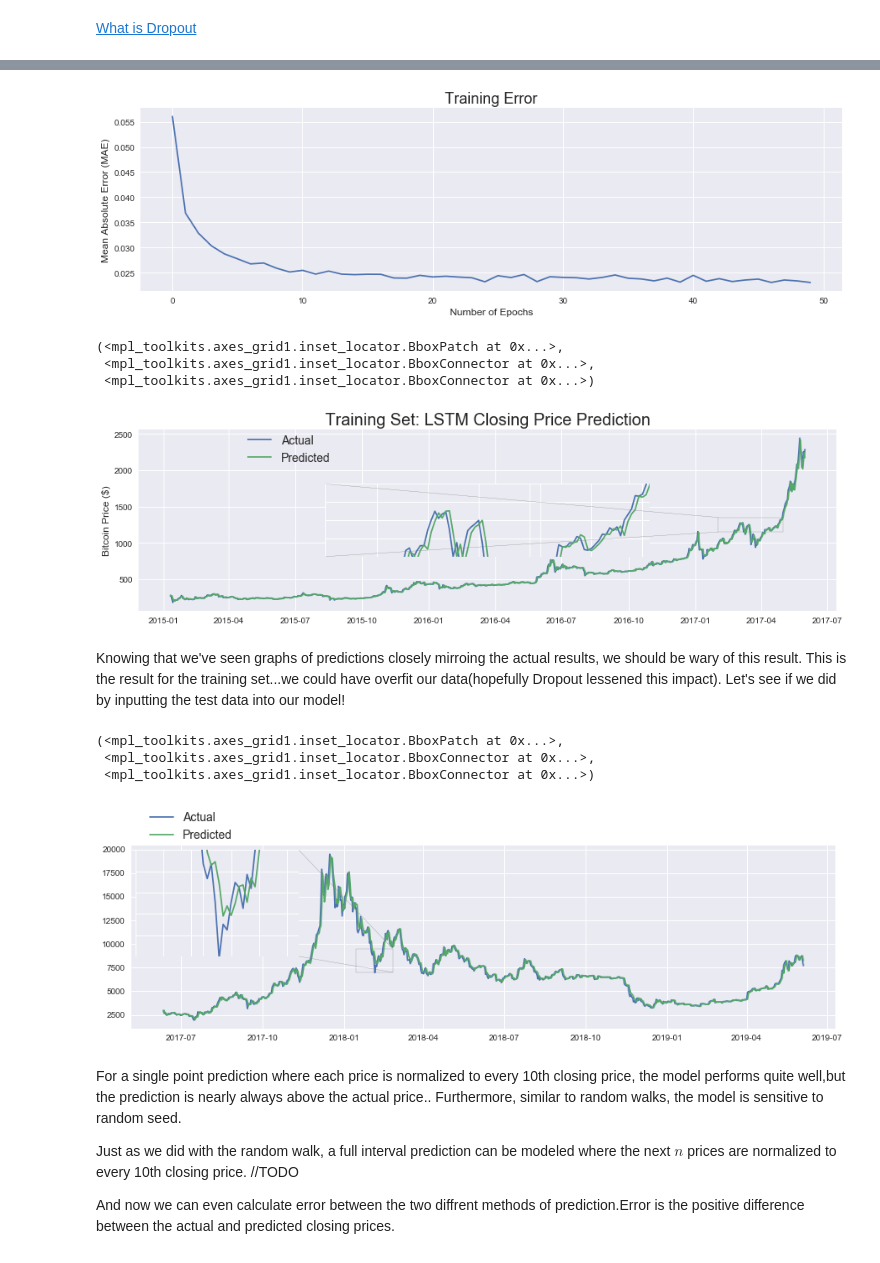
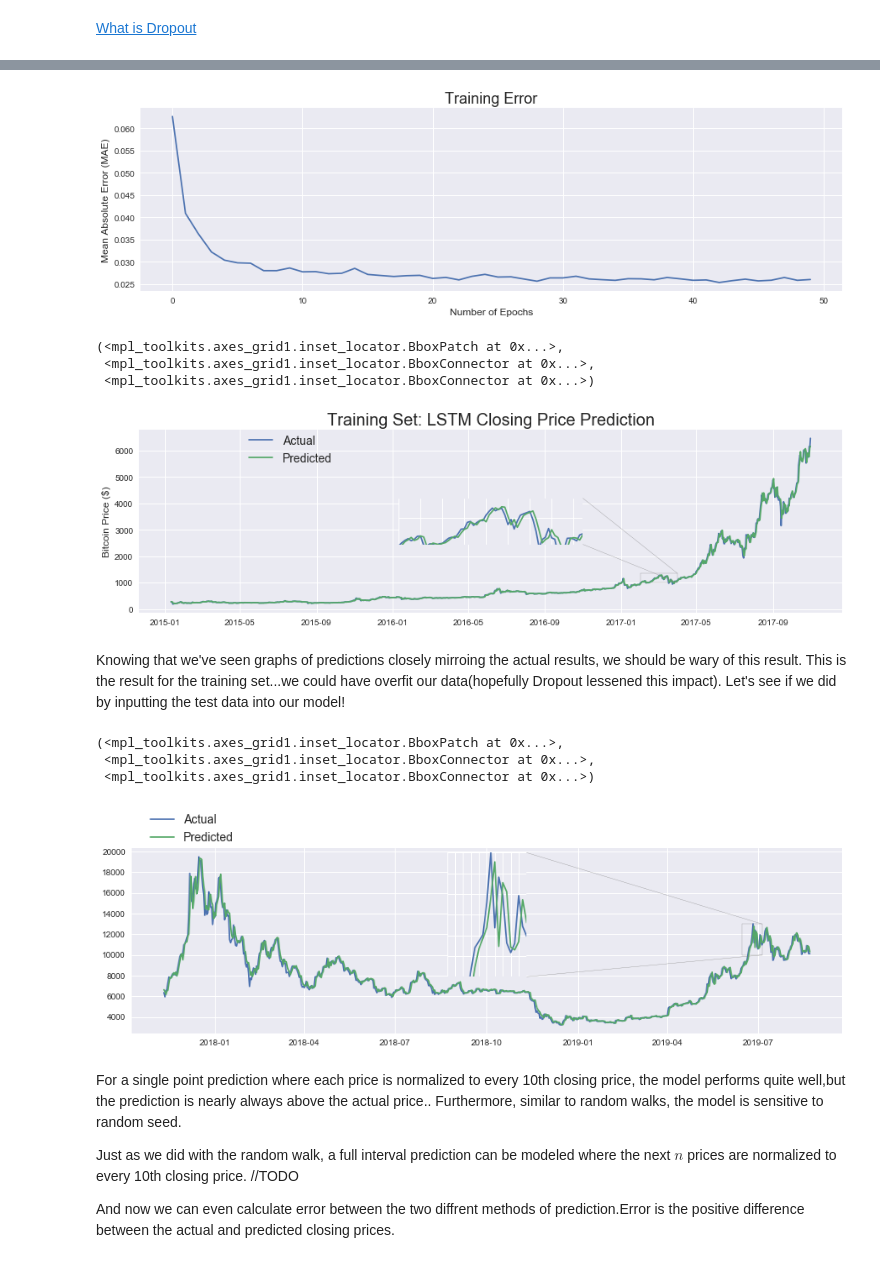
Before and after one commit to Viraj-Joshi/BitCoin-Price-Predictor, a Jupyter notebook: Bitcoin Price Predictor.ipynb, the cells around one changed output, grey strips where cells are left out. Saved outputs shown, nothing was run; the diff lists cells and outputs as text; code cells hidden in the pictures.

```diff
--- a/Bitcoin Price Predictor.ipynb
+++ b/Bitcoin Price Predictor.ipynb
@@ -59,7 +60,7 @@ bitcoin_info.head()
 # %% [markdown]
 Let us now mark the data which data the model will be trained on prior and tested on after. Arbitraily, I will pick the 1st of June 2017 as that data.
 # %%
-split = '2017-06-01'
+split = '2017-11-01'
 fig = plt.figure()
 fig.set_figheight(5)
 fig.set_figwidth(15)
@@ -401,7 +400,7 @@ ax1.set_ylabel('Mean Absolute Error (MAE)',fontsize=12)
 ax1.set_xlabel('Number of Epochs',fontsize=12)
 plt.show()
 # %% [output]
-[figure, old version]
+[figure, new version]
 # %%
 fig, ax1 = plt.subplots(1,1)
 fig.set_figwidth(15)
@@ -409,7 +408,7 @@ fig.set_figwidth(15)
 ax1.plot(bitcoin_info[bitcoin_info['Date']< split]['Date'][10:],
          training_set['bt_Close'][10:], label='Actual')
 #prediction will give normalized closing prices, so have to 'undo' that from operation calculating training outputs
-#remeber that [:-10] was needed because the dates were flipped
+#remeber that [:-10] was needed because last 10 not needed
 #need [0] because transpose will give you an array of arrays
 #display((((np.transpose(bt_model.predict(training_input_neurons))+1)* training_set['bt_Close'].values[:-10])))
 ax1.plot(bitcoin_info[bitcoin_info['Date']< split]['Date'][10:],
@@ -424,43 +423,43 @@ axins.plot(bitcoin_info[bitcoin_info['Date']< split]['Date'][10:],
 axins.plot(bitcoin_info[bitcoin_info['Date']< split]['Date'][10:],
          ((np.transpose(bt_model.predict(training_input_neurons))+1)* training_set['bt_Close'].values[:-10])[0], label='Predicted')
 
-axins.set_xlim(datetime.date(2017,2,1), datetime.date(2017,5,1)) # apply the x-limits
-axins.set_ylim(1150,1350) # apply the y-limits
+axins.set_xlim(datetime.date(2017,2,1), datetime.date(2017,4,1)) # apply the x-limits
+axins.set_ylim(1000,1350) # apply the y-limits
 plt.xticks(visible=False)
 plt.yticks(visible=False)
-mark_inset(ax1, axins, loc1=2, loc2=3, fc="none", ec="0.5")
+mark_inset(ax1, axins, loc1=1, loc2=4, fc="none", ec="0.5")
 # %% [output]
 (<mpl_toolkits.axes_grid1.inset_locator.BboxPatch at 0x...>,
  <mpl_toolkits.axes_grid1.inset_locator.BboxConnector at 0x...>,
  <mpl_toolkits.axes_grid1.inset_locator.BboxConnector at 0x...>)
-[figure, old version]
+[figure, new version]
 # %% [markdown]
 Knowing that we've seen graphs of predictions closely mirroing the actual results, we should be wary of this result. This is the result for the training set...we could have overfit our data(hopefully Dropout lessened this impact). Let's see if we did by inputting the test data into our model!
 # %%
 fig, ax1 = plt.subplots(1,1)
 fig.set_figwidth(15)
 ax1.plot(bitcoin_info[bitcoin_info['Date']>= split]['Date'][10:],
          test_set['bt_Close'][10:], label='Actual')
 ax1.plot(bitcoin_info[bitcoin_info['Date']>= split]['Date'][10:],
          ((np.transpose(bt_model.predict(test_input_neurons))+1)* test_set['bt_Close'].values[:-10])[0], label='Predicted')
 ax1.legend(bbox_to_anchor=(0.15, 1), loc=4, borderaxespad=0., prop={'size': 14})
 
 
-axins = zoomed_inset_axes(ax1, 4.5, loc=2)
+axins = zoomed_inset_axes(ax1, 4, loc=9)
 axins.plot(bitcoin_info[bitcoin_info['Date']>= split]['Date'][10:],
          test_set['bt_Close'][10:], label='Actual')
 axins.plot(bitcoin_info[bitcoin_info['Date']>= split]['Date'][10:],
          ((np.transpose(bt_model.predict(test_input_neurons))+1)* test_set['bt_Close'].values[:-10])[0], label='Predicted')
-axins.set_xlim(datetime.date(2018,1,15), datetime.date(2018,2,25)) # apply the x-limits
-axins.set_ylim(7000,9500) # apply the y-limits
+axins.set_xlim(datetime.date(2019,6,15), datetime.date(2019,7,5)) # apply the x-limits
+axins.set_ylim(10000,13000) # apply the y-limits
 plt.xticks(visible=False)
 plt.yticks(visible=False)
 mark_inset(ax1, axins, loc1=1, loc2=4, fc="none", ec="0.5")
 # %% [output]
 (<mpl_toolkits.axes_grid1.inset_locator.BboxPatch at 0x...>,
  <mpl_toolkits.axes_grid1.inset_locator.BboxConnector at 0x...>,
  <mpl_toolkits.axes_grid1.inset_locator.BboxConnector at 0x...>)
-[figure, old version]
+[figure, new version]
 # %% [markdown]
 For a single point prediction where each price is normalized to every 10th closing price, the model performs quite well,but the prediction is nearly always above the actual price.. Furthermore, similar to random walks, the model is sensitive to random seed.
 
```
Also changed, not shown: parts of 36 cells of this notebook.
